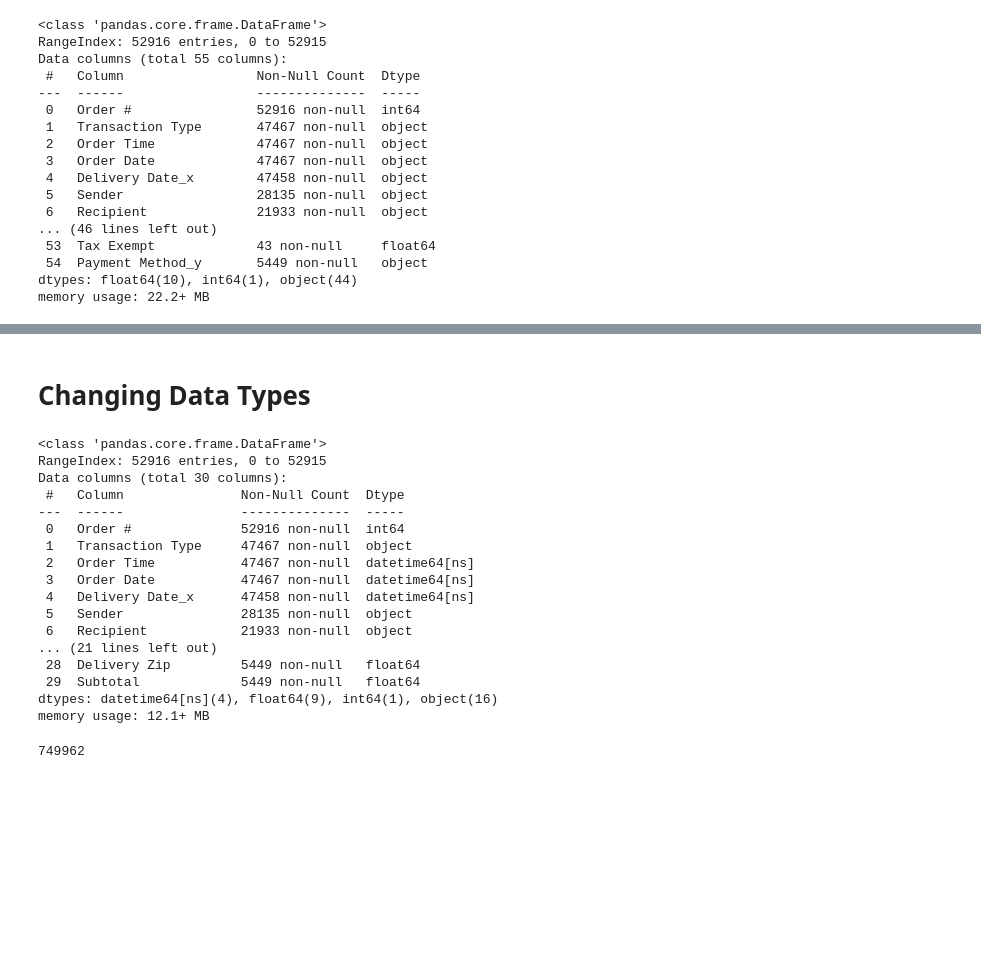
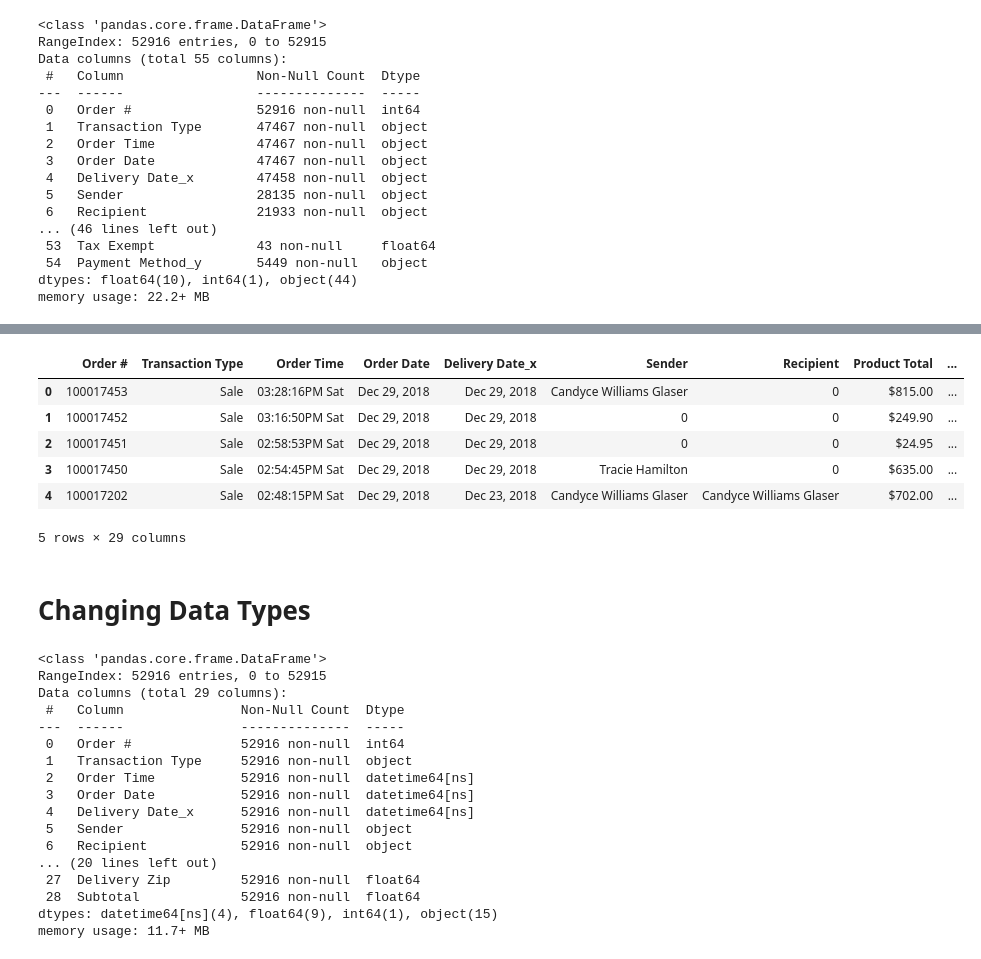
Before and after one commit to JoeBwonKenobi/Floral_Sales_Project, a Jupyter notebook: Floral_Data_Processing.ipynb, the cells around one changed output, grey strips where cells are left out. Drawn from its saved outputs; the diff is of its cells as text; code cells hidden in the pictures; blank space fills up the shorter version.

```diff
--- a/Floral_Data_Processing.ipynb
+++ b/Floral_Data_Processing.ipynb
@@ -318,14 +83,9 @@ GDS['Nontaxable Delivery'] = GDS['Nontaxable Delivery'].str.replace('(', '').str
-# %%
-DAT = GDS['Product Total'].value_counts()
-GDS['Product Total'] = GDS['Product Total'].str.replace('(', '').str.replace(')', '').str.replace('$', '').str.replace(',', '')
-# %%
-DAT = GDS['Gift Cards'].value_counts()
-GDS['Gift Cards'] = GDS['Gift Cards'].str.replace('(', '').str.replace(')', '').str.replace('$', '')
 # %%
+#Dropping unnecessary columns
 columns_to_drop = ['Delivery Street 2','Billing Street 2', 'Delivery_x', 'Delivery_y', 'Discount_y', 'Discount_x', 'Card Signature',
                    'Card Message', 'Tip','Customer Email', 'Customer Phone', 'Delivery Address Type', 'Tax Exempt', 'Grand Total_y',
                    'Item Number', 'Billing Phone', 'Delivery Date_y', 'Payment Method_y', 'Sale Tax', 'Billing Name',
-                   'Billing Street', 'Billing City', 'Billing State', 'Billing Zip', 'Recipient Phone']
+                   'Billing Street', 'Billing City', 'Billing State', 'Billing Zip', 'Recipient Phone', 'Order Status']
 df = GDS.drop(columns_to_drop, axis= 1)
 df.info()
 # %% [output]
@@ -348,0 +131,3 @@ memory usage: 12.1+ MB
+# %%
+#Replacing nan values with 0
+df.fillna(0, inplace = True)
@@ -349,2 +155,12 @@ memory usage: 12.1+ MB
+# %%
+df.head()
+# %% [output]
+|  | Order # | Transaction Type | Order Time | Order Date | Delivery Date_x | Sender | Recipient | Product Total | ... |
+| 0 | 100017453 | Sale | 03:28:16PM Sat | Dec 29, 2018 | Dec 29, 2018 | Candyce Williams Glaser | 0 | $815.00 | ... |
+| 1 | 100017452 | Sale | 03:16:50PM Sat | Dec 29, 2018 | Dec 29, 2018 | 0 | 0 | $249.90 | ... |
+| 2 | 100017451 | Sale | 02:58:53PM Sat | Dec 29, 2018 | Dec 29, 2018 | 0 | 0 | $24.95 | ... |
+| 3 | 100017450 | Sale | 02:54:45PM Sat | Dec 29, 2018 | Dec 29, 2018 | Tracie Hamilton | 0 | $635.00 | ... |
+| 4 | 100017202 | Sale | 02:48:15PM Sat | Dec 29, 2018 | Dec 23, 2018 | Candyce Williams Glaser | Candyce Williams Glaser | $702.00 | ... |
+5 rows × 29 columns
 # %% [markdown]
 # **Changing Data Types**
@@ -364,24 +166,0 @@ df['Sale Date'] = pd.to_datetime(df['Sale Date'])
-# %%
-df.info()
-# %% [output]
-<class 'pandas.core.frame.DataFrame'>
-RangeIndex: 52916 entries, 0 to 52915
-Data columns (total 30 columns):
- #   Column               Non-Null Count  Dtype
----  ------               --------------  -----
- 0   Order #              52916 non-null  int64
- 1   Transaction Type     47467 non-null  object
- 2   Order Time           47467 non-null  datetime64[ns]
- 3   Order Date           47467 non-null  datetime64[ns]
- 4   Delivery Date_x      47458 non-null  datetime64[ns]
- 5   Sender               28135 non-null  object
- 6   Recipient            21933 non-null  object
-... (21 lines left out)
- 28  Delivery Zip         5449 non-null   float64
- 29  Subtotal             5449 non-null   float64
-dtypes: datetime64[ns](4), float64(9), int64(1), object(16)
-memory usage: 12.1+ MB
-# %%
-df.isna().sum().sum()
-# %% [output]
-749962
@@ -387,0 +178,21 @@ df.isna().sum().sum()
+# %%
+# Now the columns should be the correct data types
+df.info()
+# %% [output]
+<class 'pandas.core.frame.DataFrame'>
+RangeIndex: 52916 entries, 0 to 52915
+Data columns (total 29 columns):
+ #   Column               Non-Null Count  Dtype
+---  ------               --------------  -----
+ 0   Order #              52916 non-null  int64
+ 1   Transaction Type     52916 non-null  object
+ 2   Order Time           52916 non-null  datetime64[ns]
+ 3   Order Date           52916 non-null  datetime64[ns]
+ 4   Delivery Date_x      52916 non-null  datetime64[ns]
+ 5   Sender               52916 non-null  object
+ 6   Recipient            52916 non-null  object
+... (20 lines left out)
+ 27  Delivery Zip         52916 non-null  float64
+ 28  Subtotal             52916 non-null  float64
+dtypes: datetime64[ns](4), float64(9), int64(1), object(15)
+memory usage: 11.7+ MB
```
Also changed, not shown: parts of 36 cells of this notebook.
